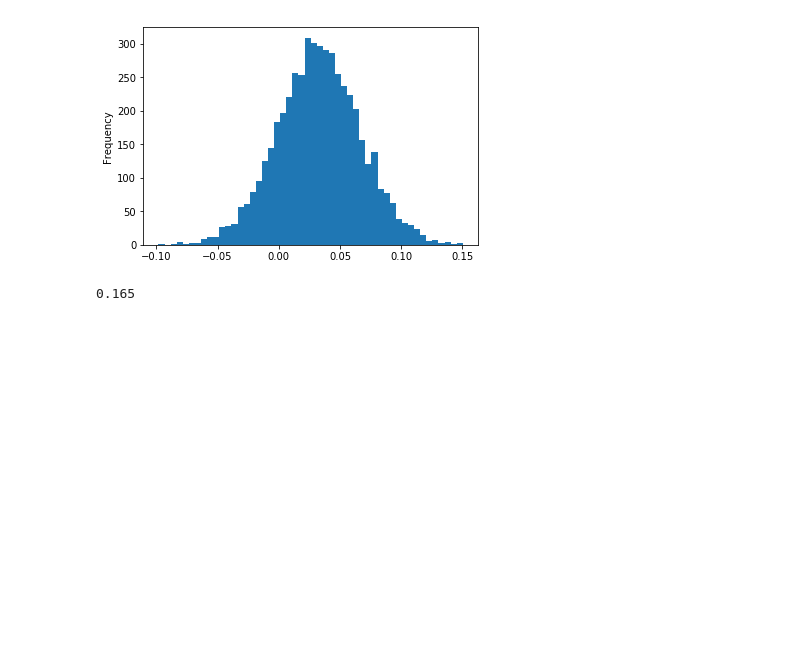
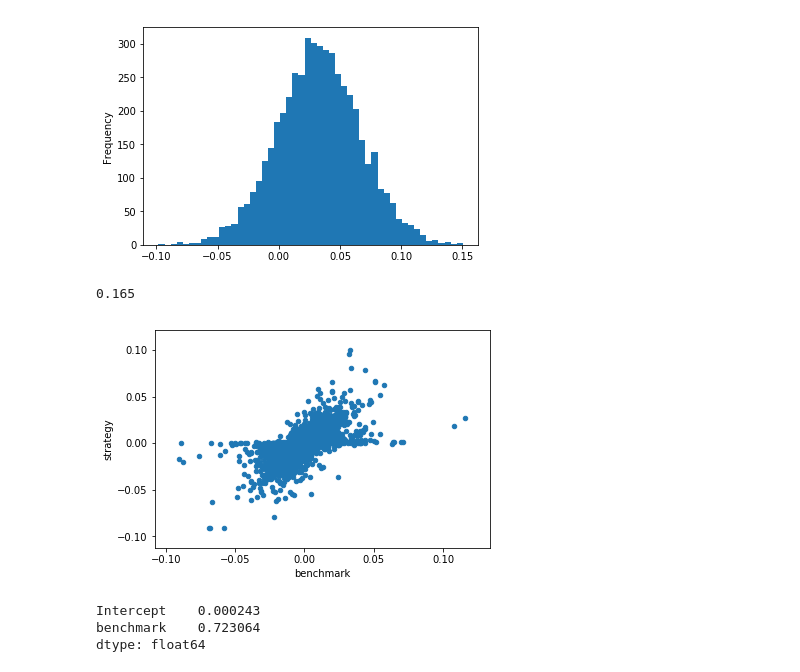
Before and after one commit to allaccountstaken/testing_clenow, a Jupyter notebook: zipline_relative_perf.ipynb, the cells around one changed output. Saved outputs shown, nothing was run; the diff lists cells and outputs as text; code cells hidden in the pictures; blank space fills up the shorter version.

Commit message:
estimating strategy alpha and beta with lin. regression

```diff
--- a/zipline_relative_perf.ipynb
+++ b/zipline_relative_perf.ipynb
@@ -105,3 +105,18 @@ bootstrapped_return_difference.plot.hist(bins=50);
 sum(bootstrapped_return_difference < 0) / float(len(bootstrapped_return_difference))
 # %% [output]
 0.165
+# %%
+# Linear regression to estimate beta and alpha
+both_returns = pd.concat([strategy_perc_returns, benchmark_perc_returns], axis=1)
+both_returns.columns = ['strategy', 'benchmark']
+both_returns.plot.scatter(x='benchmark', y='strategy');
+# %% [output]
+[figure, added]
+# %%
+import statsmodels.formula.api as smf
+lm = smf.ols(formula='strategy ~ benchmark', data=both_returns).fit()
+lm.params
+# %% [output]
+Intercept    0.000243
+benchmark    0.723064
+dtype: float64
```
